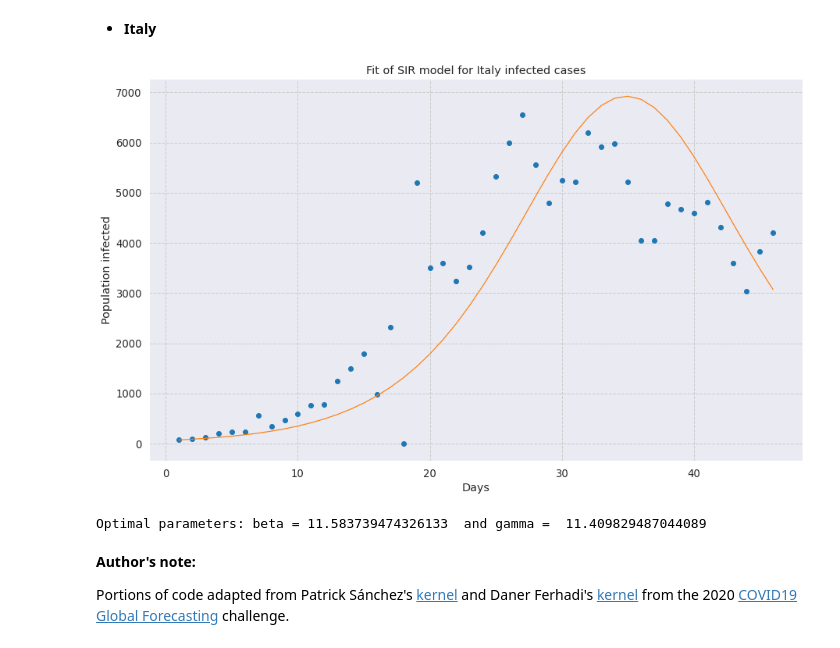
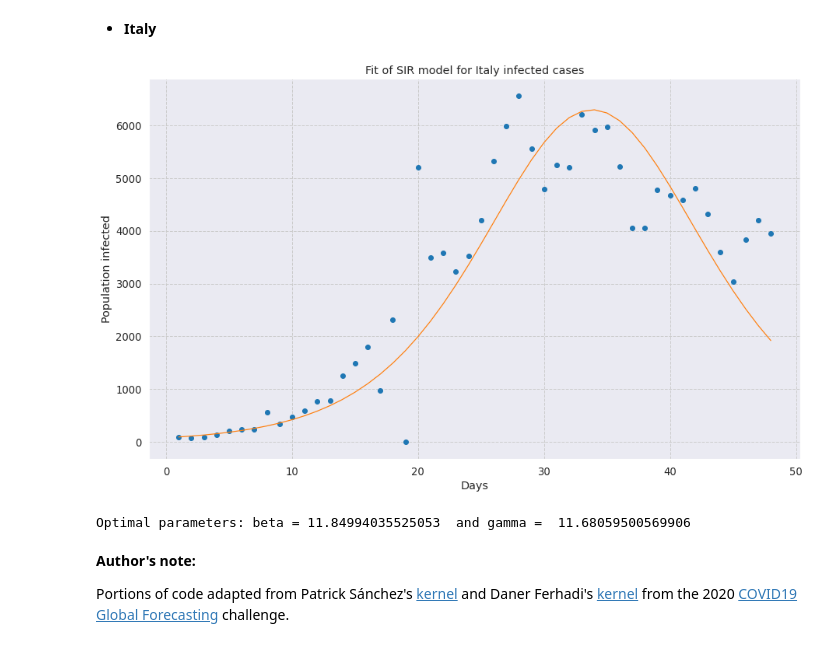
Before and after one commit to rdcolema/covid19-tracking, a Jupyter notebook: covid_forecasting.ipynb, the cells around one changed output. Cells and saved outputs as stored; diff of their text form; code cells hidden in the pictures.

```diff
--- a/covid_forecasting.ipynb
+++ b/covid_forecasting.ipynb
@@ -461,42 +461,42 @@ country_df = (
 )
 
 # Limit plot to more recent data
-country_df = country_df[24:]
+country_df = country_df[23:]
 country_df['day_count'] = list(range(1, len(country_df)+1))
 
 y_data = country_df.ConfirmedCases
 x_data = country_df.day_count
 y_data = np.array(y_data, dtype=float)
 x_data = np.array(x_data, dtype=float)
 
 N = population
 inf0 = y_data[0]
 sus0 = N - inf0
 rec0 = 0.0
 
 def sir_model(y, x, beta, gamma):
     sus = -beta * y[0] * y[1] / N
     rec = gamma * y[1]
     inf = -(sus + rec)
     return sus, inf, rec
 
 def fit_odeint(x, beta, gamma):
     return integrate.odeint(sir_model, (sus0, inf0, rec0), x, args=(beta, gamma))[:,1]
 
 popt, pcov = optimize.curve_fit(fit_odeint, x_data, y_data)
 fitted = fit_odeint(x_data, *popt)
 
 plt.figure(figsize=(15,9))
 plt.plot(x_data, y_data, 'o')
 plt.plot(x_data, fitted)
 plt.title("Fit of SIR model for Italy infected cases")
 plt.ylabel("Population infected")
 plt.xlabel("Days")
 plt.show()
 print("Optimal parameters: beta =", popt[0], " and gamma = ", popt[1])
 # %% [output]
-[figure, old version]
+[figure, new version]
-Optimal parameters: beta = 11.583739474326133  and gamma =  11.409829487044089
+Optimal parameters: beta = 11.84994035525053  and gamma =  11.68059500569906
 # %%
 # TODO:
 # fix inconsistency bewtween day counts in various modeling strategies (ie abs day num vs relative day count)
```
Also changed, not shown: parts of 4 cells of this notebook, 2 other files.
